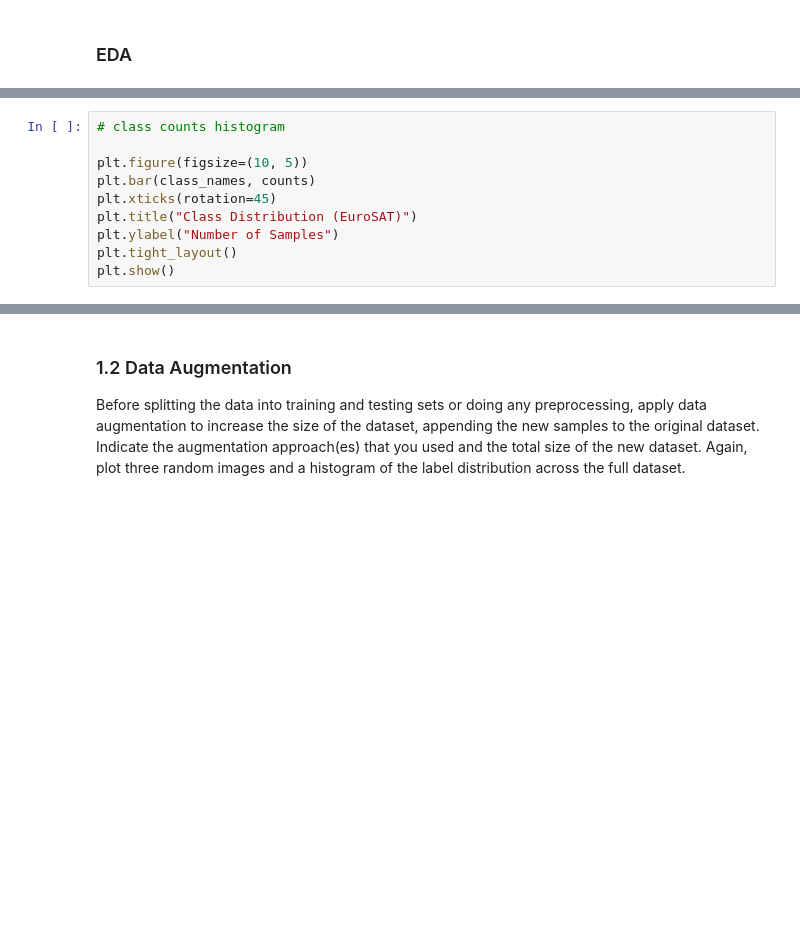
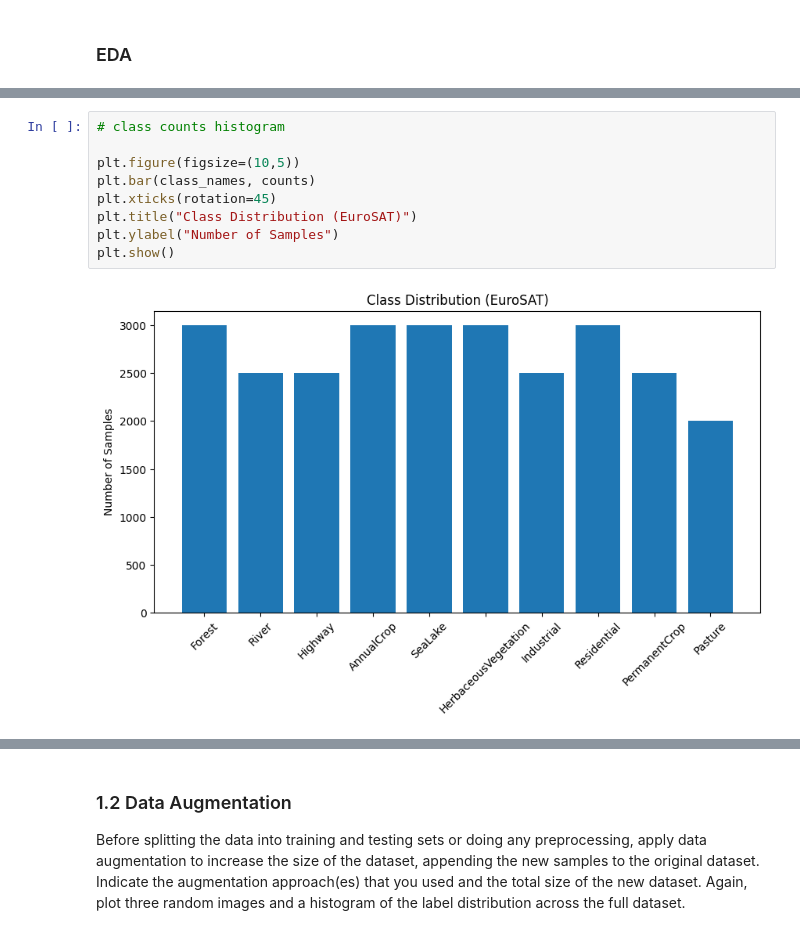
Before and after one commit to kakumanus/musa-650-spring2026, a Jupyter notebook: assignments/eurosat.ipynb, the cells around one changed output, grey strips where cells are left out. Drawn from its saved outputs; the diff is of its cells as text; blank space fills up the shorter version.

```diff
--- a/assignments/eurosat.ipynb
+++ b/assignments/eurosat.ipynb
@@ -92,13 +109,14 @@ print(class_dist)
 # %%
 # class counts histogram
 
-plt.figure(figsize=(10, 5))
+plt.figure(figsize=(10,5))
 plt.bar(class_names, counts)
 plt.xticks(rotation=45)
 plt.title("Class Distribution (EuroSAT)")
 plt.ylabel("Number of Samples")
-plt.tight_layout()
 plt.show()
+# %% [output]
+[figure, added]
 # %%
 # class images
 
```
Also changed, not shown: parts of 49 cells of this notebook, 1 other file.
